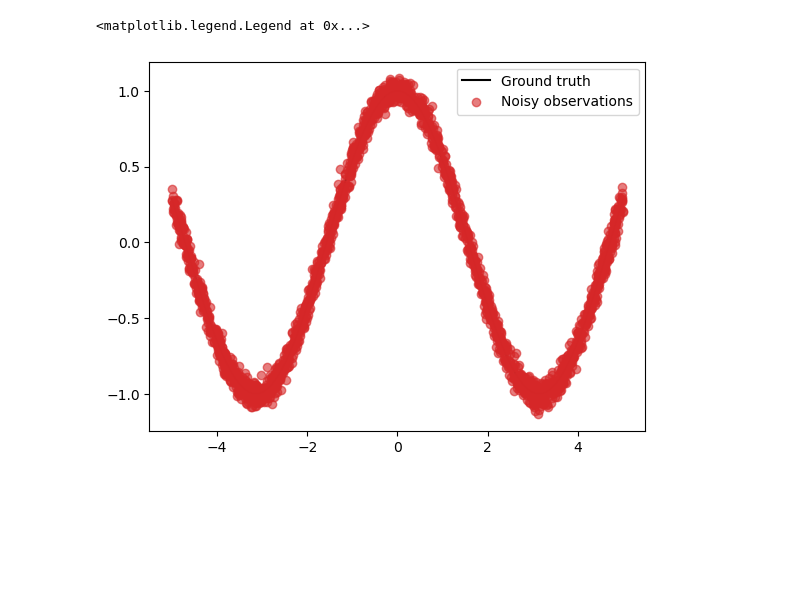
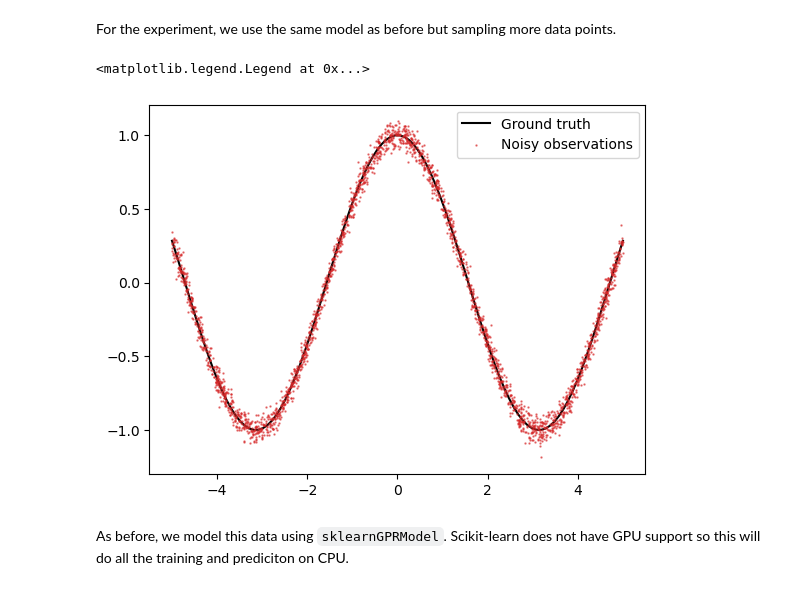
Before and after one commit to CPOMUCL/GPSat, a Jupyter notebook: docs/notebooks/using_gpus.ipynb, the cells around one changed output. Cells and saved outputs as stored; diff of their text form; code cells hidden in the pictures; blank space fills up the shorter version.

Commit message:
added tutorial notebook on using gpus

```diff
--- a/docs/notebooks/using_gpus.ipynb
+++ b/docs/notebooks/using_gpus.ipynb
@@ -10,25 +15,29 @@ from GPSat.models.gpflow_models import GPflowGPRModel
+# %% [markdown]
+For the experiment, we use the same model as before but sampling more data points.
 # %%
 # Set random seed
 np.random.seed(0)
 
 # Generate data
-N = 2000
+N = 2500
 L = 5
 noise_std = 0.05
 
 X_grid = np.linspace(-L, L, 100)
 X = np.random.uniform(-L, L, (N,))
 f = lambda x: np.cos(x)
 epsilon = noise_std * np.random.randn(N)
 
 y = f(X) + epsilon
 f_truth = f(X_grid) # Ground truth
 
 # Plot
 plt.plot(X_grid, f_truth, 'k', zorder=1, label='Ground truth')
-plt.scatter(X, y, color='C3', alpha=0.6, zorder=2, label='Noisy observations')
+plt.scatter(X, y, color='C3', alpha=0.6, zorder=2, s=0.5, label='Noisy observations')
 plt.legend()
 # %% [output]
 <matplotlib.legend.Legend at 0x...>
-[figure, old version]
+[figure, new version]
+# %% [markdown]
+As before, we model this data using ``sklearnGPRModel``. Scikit-learn does not have GPU support so this will do all the training and prediciton on CPU.
 # %%
```
Also changed, not shown: parts of 8 cells of this notebook.
